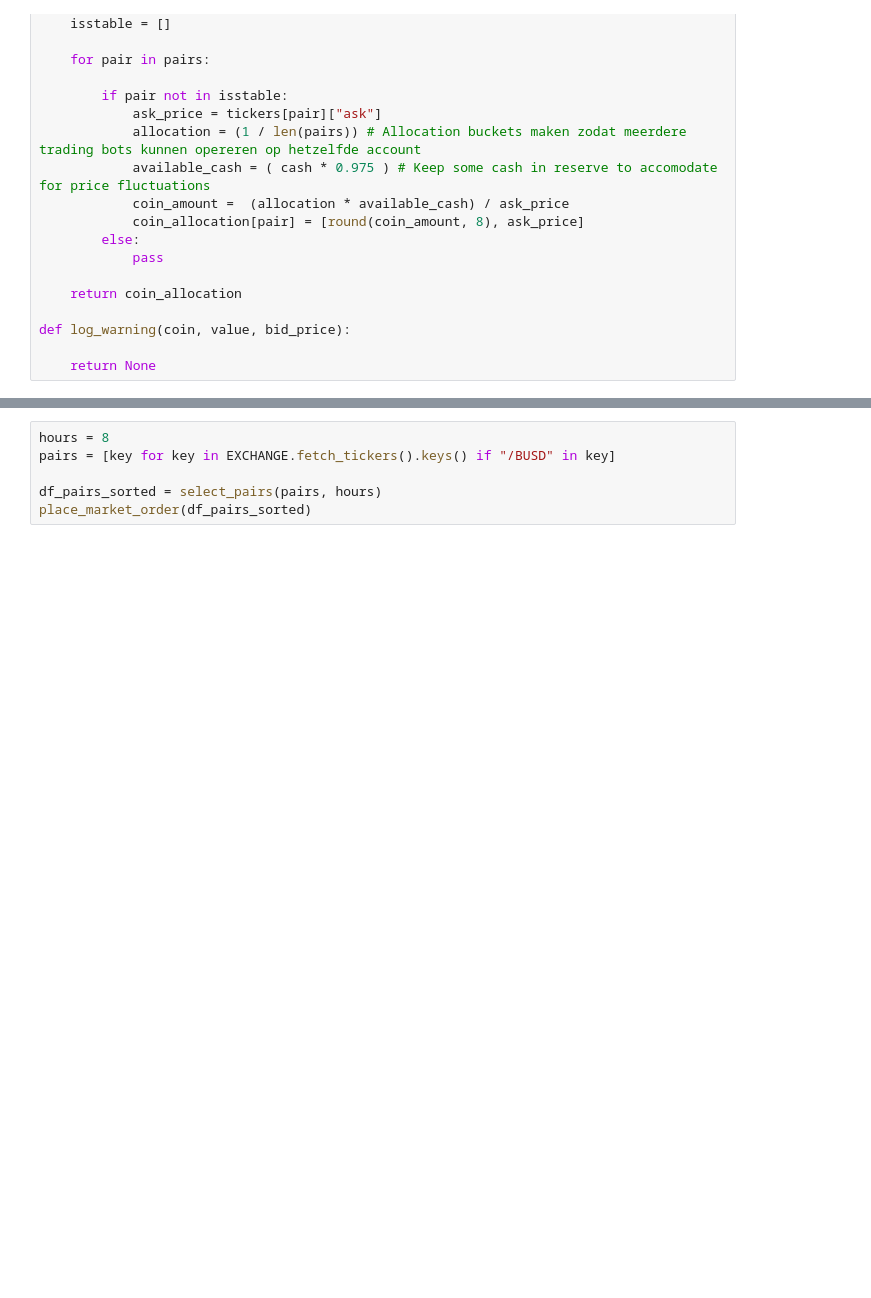
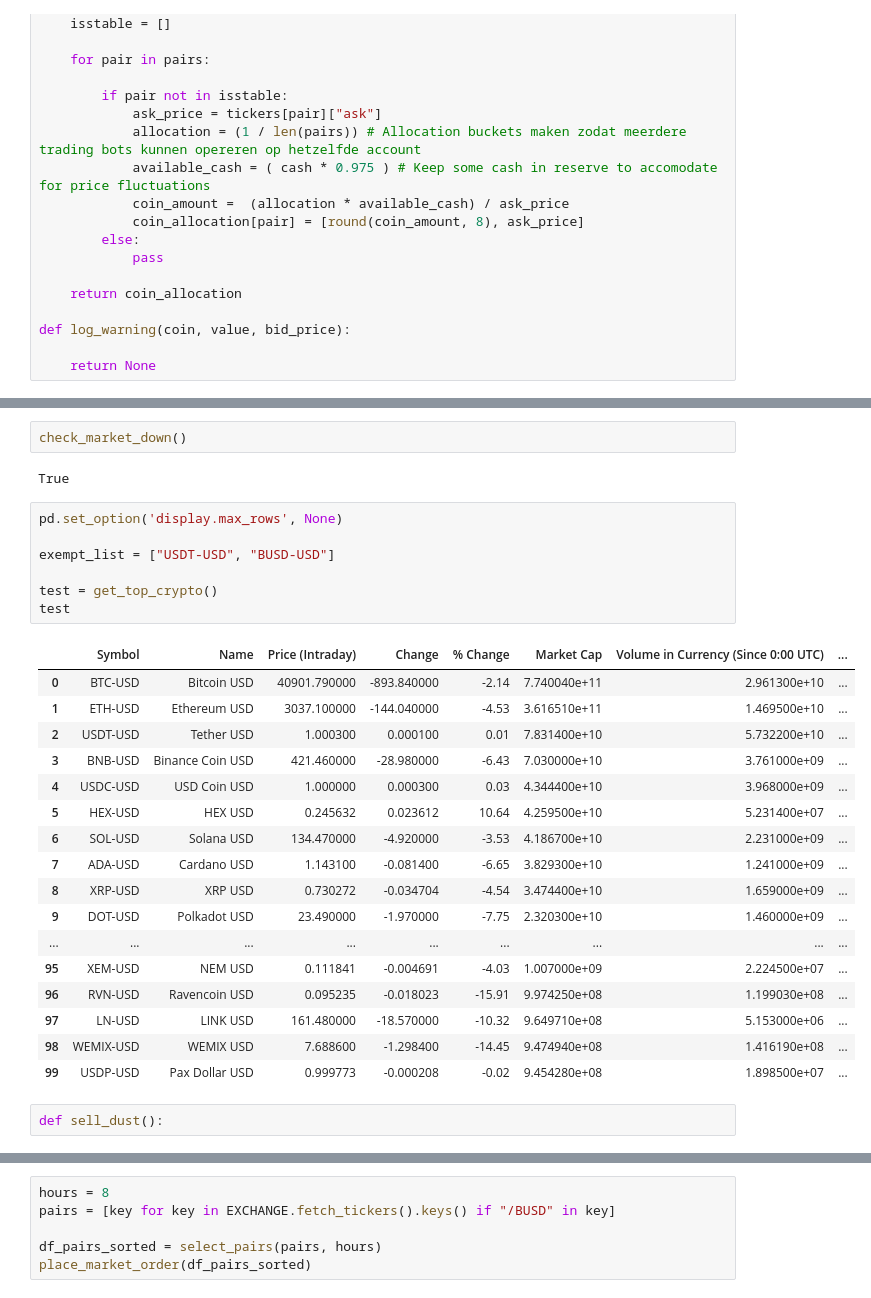
Before and after one commit to AbdullahKeteldijk/trading_bot, a Jupyter notebook: notebooks/15-fomo-bot-v1.ipynb, the cells around one changed output, grey strips where cells are left out. Drawn from its saved outputs; the diff is of its cells as text; blank space fills up the shorter version.

```diff
--- a/notebooks/15-fomo-bot-v1.ipynb
+++ b/notebooks/15-fomo-bot-v1.ipynb
@@ -153 +266,32 @@ def check_market_down():
+# %%
+check_market_down()
+# %% [output]
+True
+# %%
+pd.set_option('display.max_rows', None)
+
+exempt_list = ["USDT-USD", "BUSD-USD"]
+
+test = get_top_crypto()
+test
+# %% [output]
+|  | Symbol | Name | Price (Intraday) | Change | % Change | Market Cap | Volume in Currency (Since 0:00 UTC) | ... |
+| 0 | BTC-USD | Bitcoin USD | 40901.790000 | -893.840000 | -2.14 | 7.740040e+11 | 2.961300e+10 | ... |
+| 1 | ETH-USD | Ethereum USD | 3037.100000 | -144.040000 | -4.53 | 3.616510e+11 | 1.469500e+10 | ... |
+| 2 | USDT-USD | Tether USD | 1.000300 | 0.000100 | 0.01 | 7.831400e+10 | 5.732200e+10 | ... |
+| 3 | BNB-USD | Binance Coin USD | 421.460000 | -28.980000 | -6.43 | 7.030000e+10 | 3.761000e+09 | ... |
+| 4 | USDC-USD | USD Coin USD | 1.000000 | 0.000300 | 0.03 | 4.344400e+10 | 3.968000e+09 | ... |
+| 5 | HEX-USD | HEX USD | 0.245632 | 0.023612 | 10.64 | 4.259500e+10 | 5.231400e+07 | ... |
+| 6 | SOL-USD | Solana USD | 134.470000 | -4.920000 | -3.53 | 4.186700e+10 | 2.231000e+09 | ... |
+| 7 | ADA-USD | Cardano USD | 1.143100 | -0.081400 | -6.65 | 3.829300e+10 | 1.241000e+09 | ... |
+| 8 | XRP-USD | XRP USD | 0.730272 | -0.034704 | -4.54 | 3.474400e+10 | 1.659000e+09 | ... |
+| 9 | DOT-USD | Polkadot USD | 23.490000 | -1.970000 | -7.75 | 2.320300e+10 | 1.460000e+09 | ... |
+| ... | ... | ... | ... | ... | ... | ... | ... | ... |
+| 95 | XEM-USD | NEM USD | 0.111841 | -0.004691 | -4.03 | 1.007000e+09 | 2.224500e+07 | ... |
+| 96 | RVN-USD | Ravencoin USD | 0.095235 | -0.018023 | -15.91 | 9.974250e+08 | 1.199030e+08 | ... |
+| 97 | LN-USD | LINK USD | 161.480000 | -18.570000 | -10.32 | 9.649710e+08 | 5.153000e+06 | ... |
+| 98 | WEMIX-USD | WEMIX USD | 7.688600 | -1.298400 | -14.45 | 9.474940e+08 | 1.416190e+08 | ... |
+| 99 | USDP-USD | Pax Dollar USD | 0.999773 | -0.000208 | -0.02 | 9.454280e+08 | 1.898500e+07 | ... |
+# %%
+def sell_dust():
 # %%
```
Also changed, not shown: parts of 12 cells of this notebook, 4 other files.
